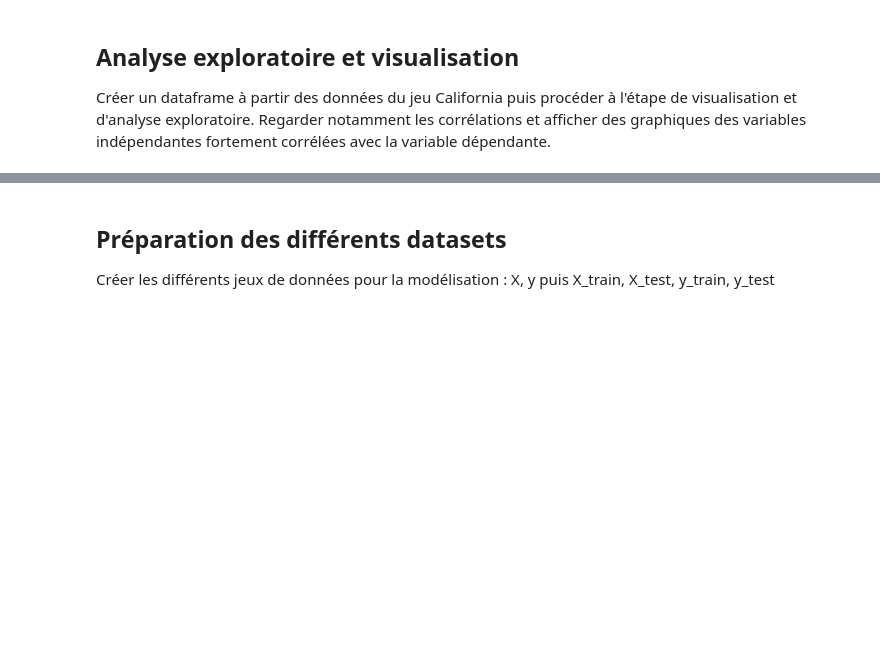
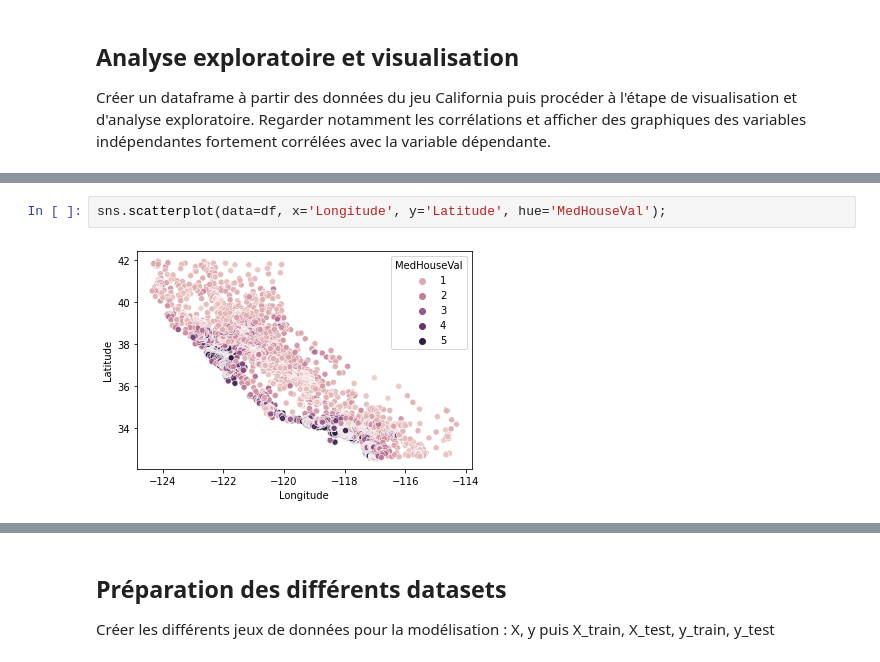
Before and after one commit to louiskuhn/IA-P2-Euskadi, a Jupyter notebook: Ressources/Machine Learning/Arbres de décision et forêts aléatoires/2. Exo2_arbres et forets.ipynb, the cells around one changed output, grey strips where cells are left out. Drawn from its saved outputs; the diff is of its cells as text; blank space fills up the shorter version.

```diff
--- a/Ressources/Machine Learning/Arbres de décision et forêts aléatoires/2. Exo2_arbres et forets.ipynb
+++ b/Ressources/Machine Learning/Arbres de décision et forêts aléatoires/2. Exo2_arbres et forets.ipynb
@@ -61,0 +123,4 @@ Créer un dataframe à partir des données du jeu California puis procéder à l
+# %%
+sns.scatterplot(data=df, x='Longitude', y='Latitude', hue='MedHouseVal');
+# %% [output]
+[figure, added]
```
Also changed, not shown: parts of 19 cells of this notebook, 5 other files.
